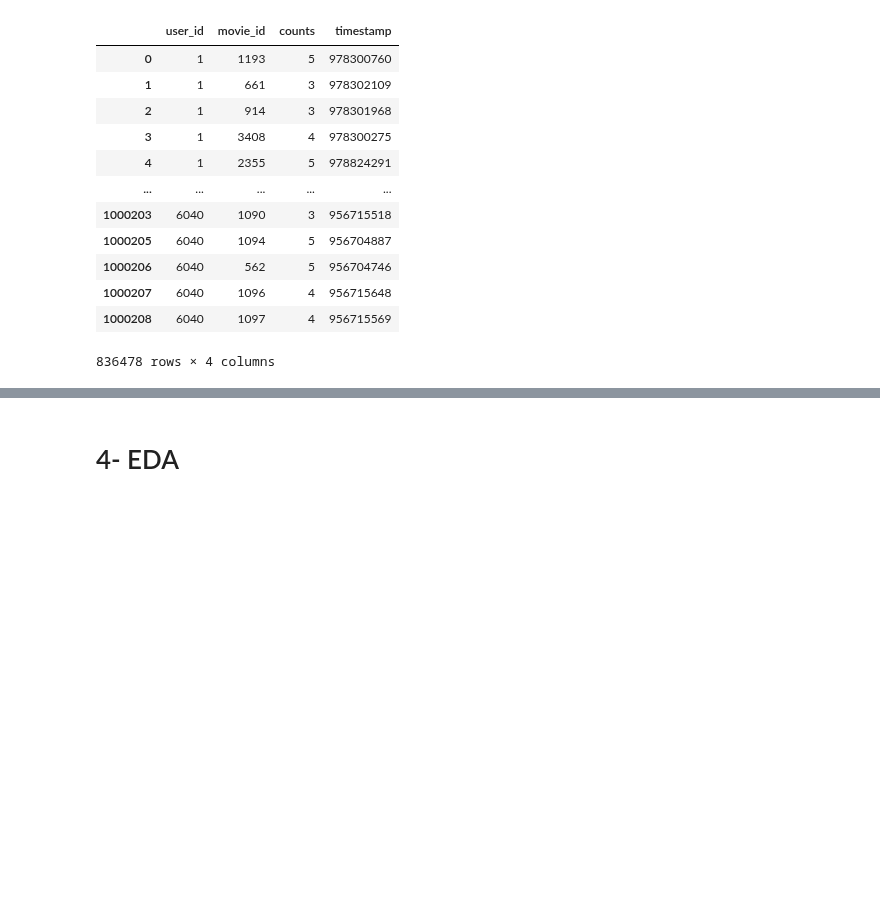
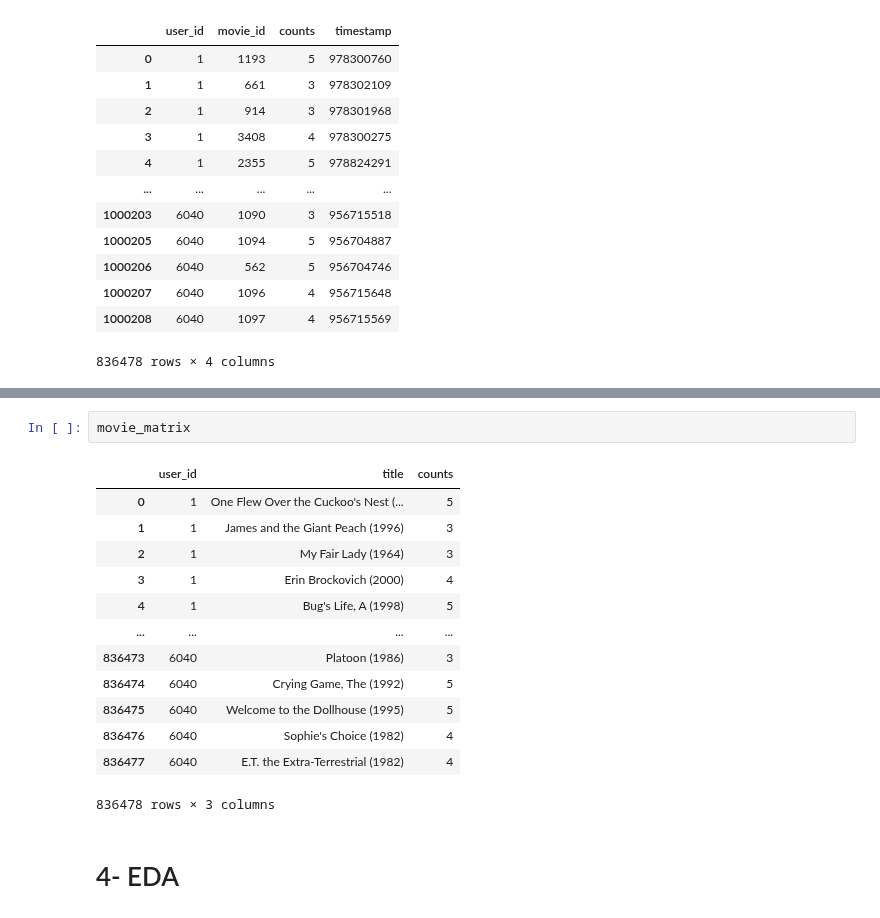
Before and after one commit to gyjong/aiffel_campus, a Jupyter notebook: quest_0401/0402_movielens.ipynb, the cells around one changed output, grey strips where cells are left out. Saved outputs shown, nothing was run; the diff lists cells and outputs as text; blank space fills up the shorter version.

```diff
--- a/quest_0401/0402_movielens.ipynb
+++ b/quest_0401/0402_movielens.ipynb
@@ -92,3 +111,19 @@ ratings
+# %%
+movie_matrix
+# %% [output]
+|  | user_id | title | counts |
+| 0 | 1 | One Flew Over the Cuckoo's Nest (... | 5 |
+| 1 | 1 | James and the Giant Peach (1996) | 3 |
+| 2 | 1 | My Fair Lady (1964) | 3 |
+| 3 | 1 | Erin Brockovich (2000) | 4 |
+| 4 | 1 | Bug's Life, A (1998) | 5 |
+| ... | ... | ... | ... |
+| 836473 | 6040 | Platoon (1986) | 3 |
+| 836474 | 6040 | Crying Game, The (1992) | 5 |
+| 836475 | 6040 | Welcome to the Dollhouse (1995) | 5 |
+| 836476 | 6040 | Sophie's Choice (1982) | 4 |
+| 836477 | 6040 | E.T. the Extra-Terrestrial (1982) | 4 |
+836478 rows × 3 columns
 # %% [markdown]
 # 4- EDA
 # %%
```
Also changed, not shown: parts of 47 cells of this notebook, 1 other file.
